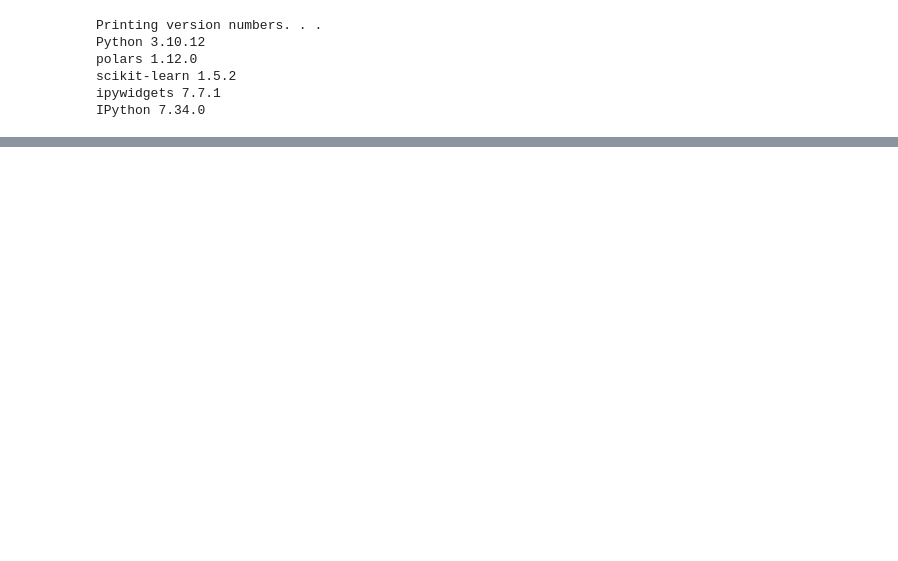
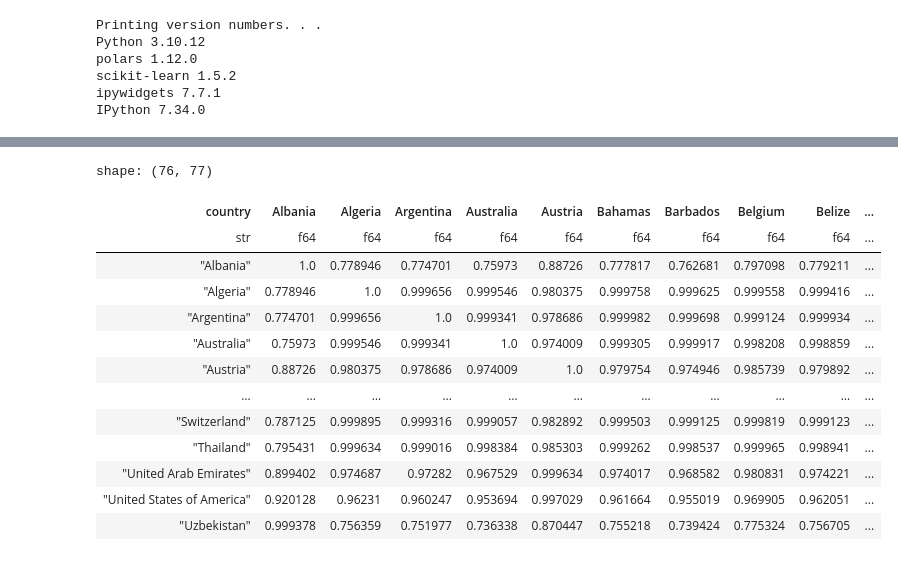
Before and after one commit to Kiron-Ang/DSC, a Jupyter notebook: vacation_recommender_system.ipynb, the cells around one changed output, grey strips where cells are left out. Saved outputs shown, nothing was run; the diff lists cells and outputs as text; code cells hidden in the pictures; blank space fills up the shorter version.

Commit message:
Compute cosine similarity with scikit-learn

```diff
--- a/vacation_recommender_system.ipynb
+++ b/vacation_recommender_system.ipynb
@@ -116 +111,34 @@ Dropdown(description='Country:', options=('Afghanistan', 'Albania', 'Algeria', '
 [interactive output not drawn]
+# %%
+past_vacations_countries = [country for month in past_vacations.values() for country in month]
+
+X = all[:, 1:]
+
+import sklearn.metrics.pairwise
+cosine_similarity = polars.DataFrame(sklearn.metrics.pairwise.cosine_similarity(X))
+
+new_names_dictionary = {}
+default_names = cosine_similarity.columns
+index = 0
+for country in all["country"]:
+  new_names_dictionary[default_names[index]] = country
+  index += 1
+
+cosine_similarity = cosine_similarity.rename(new_names_dictionary)
+cosine_similarity = cosine_similarity.insert_column(0, all["country"])
+cosine_similarity
+# %% [output]
+shape: (76, 77)
+| country | Albania | Algeria | Argentina | Australia | Austria | Bahamas | Barbados | Belgium | Belize | ... |
+| str | f64 | f64 | f64 | f64 | f64 | f64 | f64 | f64 | f64 | ... |
+| "Albania" | 1.0 | 0.778946 | 0.774701 | 0.75973 | 0.88726 | 0.777817 | 0.762681 | 0.797098 | 0.779211 | ... |
+| "Algeria" | 0.778946 | 1.0 | 0.999656 | 0.999546 | 0.980375 | 0.999758 | 0.999625 | 0.999558 | 0.999416 | ... |
+| "Argentina" | 0.774701 | 0.999656 | 1.0 | 0.999341 | 0.978686 | 0.999982 | 0.999698 | 0.999124 | 0.999934 | ... |
+| "Australia" | 0.75973 | 0.999546 | 0.999341 | 1.0 | 0.974009 | 0.999305 | 0.999917 | 0.998208 | 0.998859 | ... |
+| "Austria" | 0.88726 | 0.980375 | 0.978686 | 0.974009 | 1.0 | 0.979754 | 0.974946 | 0.985739 | 0.979892 | ... |
+| … | … | … | … | … | … | … | … | … | … | ... |
+| "Switzerland" | 0.787125 | 0.999895 | 0.999316 | 0.999057 | 0.982892 | 0.999503 | 0.999125 | 0.999819 | 0.999123 | ... |
+| "Thailand" | 0.795431 | 0.999634 | 0.999016 | 0.998384 | 0.985303 | 0.999262 | 0.998537 | 0.999965 | 0.998941 | ... |
+| "United Arab Emirates" | 0.899402 | 0.974687 | 0.97282 | 0.967529 | 0.999634 | 0.974017 | 0.968582 | 0.980831 | 0.974221 | ... |
+| "United States of America" | 0.920128 | 0.96231 | 0.960247 | 0.953694 | 0.997029 | 0.961664 | 0.955019 | 0.969905 | 0.962051 | ... |
+| "Uzbekistan" | 0.999378 | 0.756359 | 0.751977 | 0.736338 | 0.870447 | 0.755218 | 0.739424 | 0.775324 | 0.756705 | ... |
```
Also changed, not shown: parts of 6 cells of this notebook.
